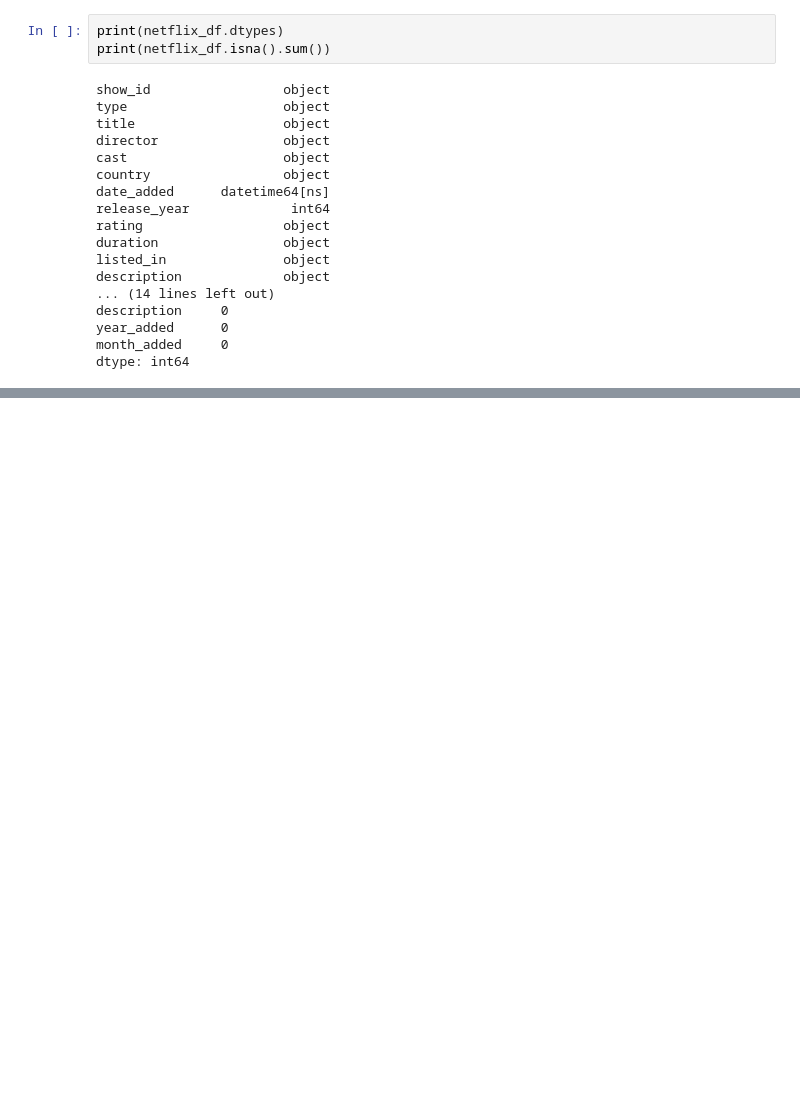
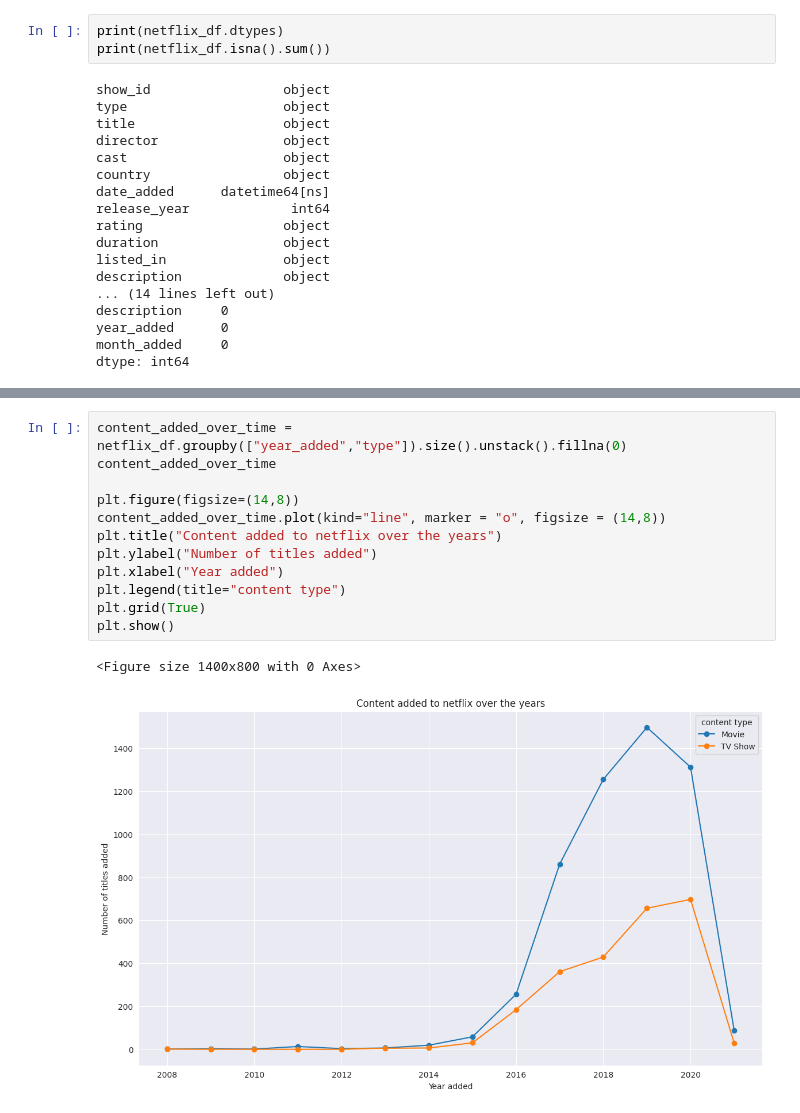
Before and after one commit to Yashtiii/Netflix-Content-Strategy, a Jupyter notebook: Netflix's_content_strategy.ipynb, the cells around one changed output, grey strips where cells are left out. Saved outputs shown, nothing was run; the diff lists cells and outputs as text; blank space fills up the shorter version.

```diff
--- a/Netflix's_content_strategy.ipynb
+++ b/Netflix's_content_strategy.ipynb
@@ -377,0 +462,15 @@ dtype: int64
+# %%
+content_added_over_time = netflix_df.groupby(["year_added","type"]).size().unstack().fillna(0)
+content_added_over_time
+
+plt.figure(figsize=(14,8))
+content_added_over_time.plot(kind="line", marker = "o", figsize = (14,8))
+plt.title("Content added to netflix over the years")
+plt.ylabel("Number of titles added")
+plt.xlabel("Year added")
+plt.legend(title="content type")
+plt.grid(True)
+plt.show()
+# %% [output]
+<Figure size 1400x800 with 0 Axes>
+[figure, added]
```
Also changed, not shown: parts of 42 cells of this notebook.
